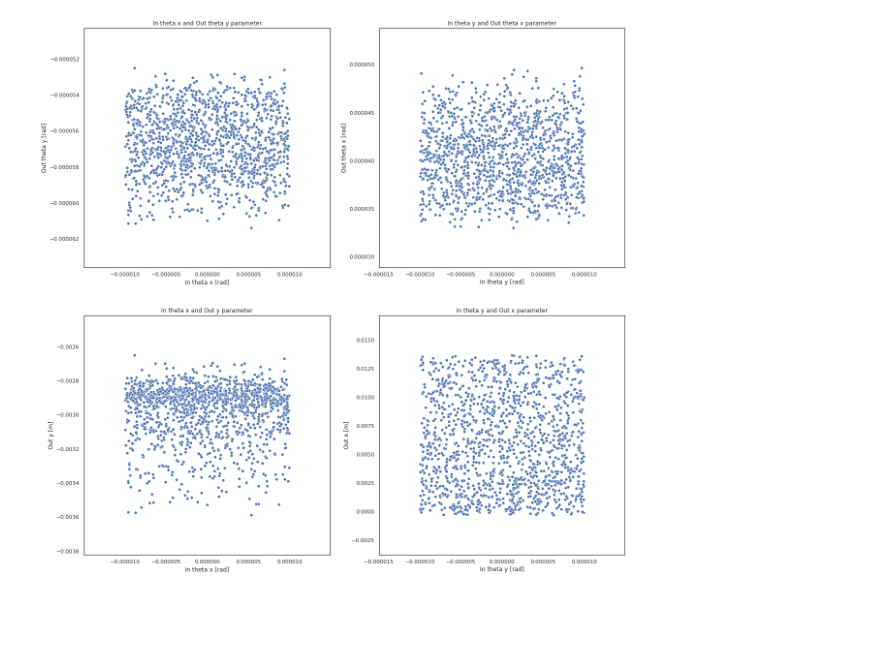
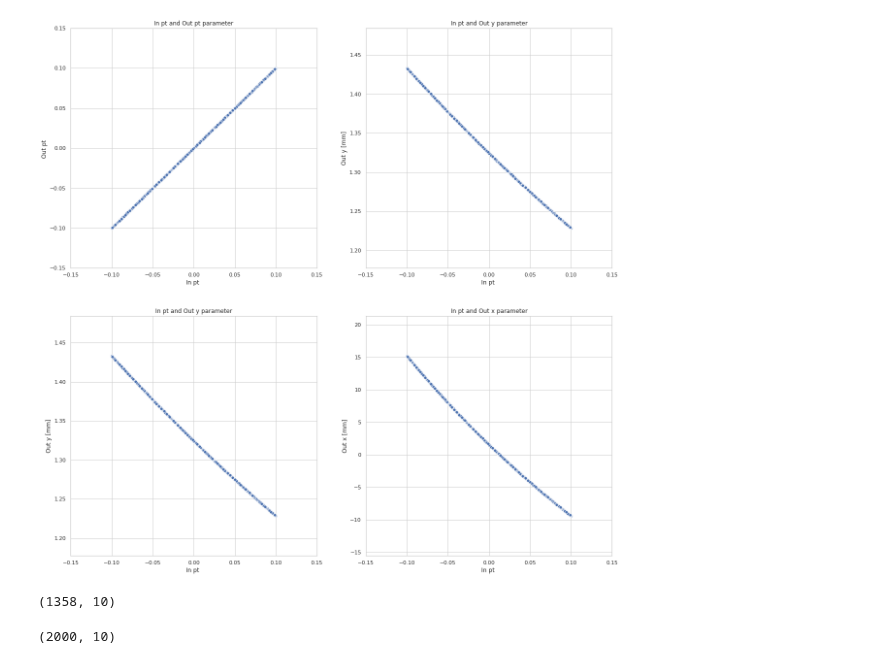
Before and after one commit to mucharafal/optics_generator_python, a Jupyter notebook: notebooks/BeamPlotsMadx.ipynb, the cells around one changed output. Drawn from its saved outputs; the diff is of its cells as text; code cells hidden in the pictures; blank space fills up the shorter version.

```diff
--- a/notebooks/BeamPlotsMadx.ipynb
+++ b/notebooks/BeamPlotsMadx.ipynb
@@ -11,24 +11,24 @@ import importlib as il
 import data.bunch_configuration as buc
 import madx.madx_configuration as mc
 il.reload(ptg)
-sns.set(style="white")
+sns.set(style="whitegrid")
 sys.path.append("/home/rafalmucha/Pobrane/optic/optics_generator_python/src")
-path_to_configuration = "/home/rafalmucha/Pobrane/optic/2017/"
-path_to_xml_file = "/home/rafalmucha/Pobrane/optic/2017/configuration_reco_beam1.xml"
+path_to_configuration = "/home/rafalmucha/Pobrane/optic/2016/"
+path_to_xml_file = "/home/rafalmucha/Pobrane/optic/2016/configuration_reconst_beam1.xml"
 item_number = 2
 madx_configuration = mc.MadxConfiguration(path_to_xml_file, item_number, path_to_configuration)
 # %%
 # Parameters of bunch
 x_mean = 0.0
-sigma_x = 10e-6
+sigma_x = 0
 theta_x_mean = 0
-sigma_theta_x = 10e-6
+sigma_theta_x = 0.00000
 y_mean = 0.0
-sigma_y = 10e-6
+sigma_y = 0
 theta_y_mean = 0.00
-sigma_theta_y = 10e-6
-pt_mean = -0.075
-sigma_pt = 0.075
+sigma_theta_y = 0.00000
+pt_mean = 0.0
+sigma_pt = 0.15
 
 particles_number = 1000
 # %%
@@ -195,8 +216,11 @@ def plot(x_name, y_name, x_name_prefix, y_name_prefix, x_matrix, y_matrix, plot_
     x_index = index_map[x_name]
     y_index = index_map[y_name]
 
-    vector_x = x_matrix.T[x_index]
-    vector_y = y_matrix.T[y_index]
+    x_unit_multiplier = multiplier_for_unit[x_name]
+    y_unit_multiplier = multiplier_for_unit[y_name]
+
+    vector_x = x_matrix.T[x_index] * x_unit_multiplier
+    vector_y = y_matrix.T[y_index] * y_unit_multiplier
 
     frame = pd.DataFrame(data={x_full_name: vector_x, y_full_name: vector_y})
 
@@ -259,15 +287,23 @@ plot("theta y", "y", "In ", "Out ", input_matrix, output_matrix, axes, 2, 1)
 # %%
 f, axes = plt.subplots(2, 2)
 
 fig = plt.gcf()
 fig.set_size_inches(20,20)
 
-plot("theta x", "theta y", "In ", "Out ", input_matrix, output_matrix, axes, 0, 0)
+plot("pt", "pt", "In ", "Out ", input_matrix, output_matrix, axes, 0, 0)
 
-plot("theta y", "theta x", "In ", "Out ", input_matrix, output_matrix, axes, 0, 1)
+plot("pt", "y", "In ", "Out ", input_matrix, output_matrix, axes, 0, 1)
 
-plot("theta x", "y", "In ", "Out ", input_matrix, output_matrix, axes, 1, 0)
+plot("pt", "y", "In ", "Out ", input_matrix, output_matrix, axes, 1, 0)
 
-plot("theta y", "x", "In ", "Out ", input_matrix, output_matrix, axes, 1, 1)
+plot("pt", "x", "In ", "Out ", input_matrix, output_matrix, axes, 1, 1)
 # %% [output]
-[figure, old version]
+[figure, new version]
+# %%
+output_matrix.shape
+# %% [output]
+(1358, 10)
+# %%
+non_filtered_input_matrix.shape
+# %% [output]
+(2000, 10)
```
Also changed, not shown: parts of 5 cells of this notebook, 9 other files.
